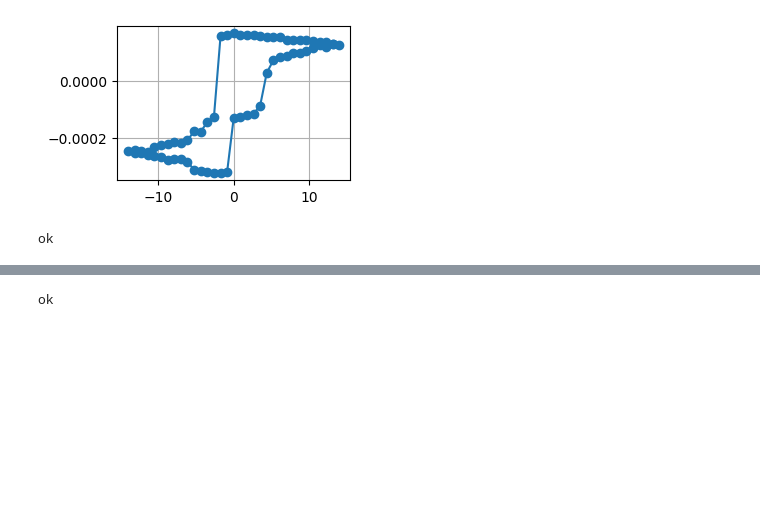
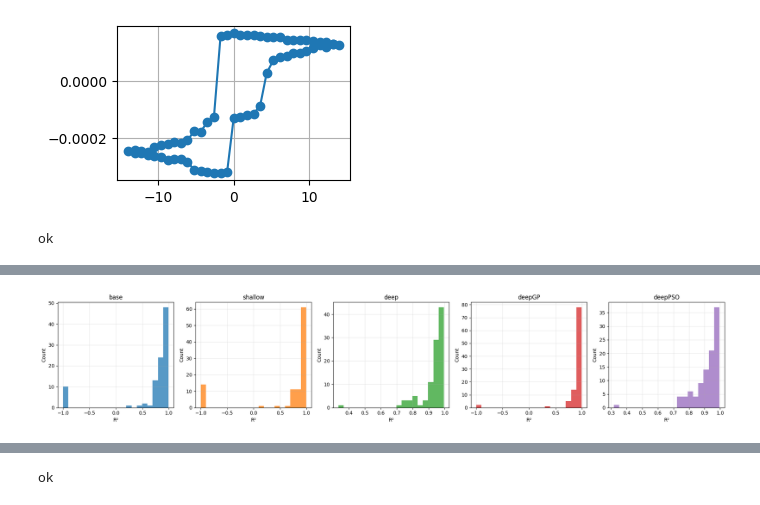
Before and after one commit to pycroscopy/BGlib, a Jupyter notebook: BGlib/misc/jc2_bg_gui_basic_test_fitting.ipynb, the cells around one changed output, grey strips where cells are left out. Saved outputs shown, nothing was run; the diff lists cells and outputs as text; code cells hidden in the pictures; blank space fills up the shorter version.

```diff
--- a/BGlib/misc/jc2_bg_gui_basic_test_fitting.ipynb
+++ b/BGlib/misc/jc2_bg_gui_basic_test_fitting.ipynb
@@ -2214,0 +2393,20 @@ All 16 scores:    [0.9819 0.9833 0.9782 0.977  0.9893 0.7422 0.9761 0.8188 0.927
+# %%
+methods = list(results.keys())
+
+plt.figure(figsize=(20,4))   # wider for 5 side-by-side plots
+
+for idx, name in enumerate(methods):
+    r2_vals = np.array(results[name]["r2_scores"])
+
+    plt.subplot(1, 5, idx+1)  # 1 row × 5 columns
+    plt.hist(r2_vals, bins=20, color='C' + str(idx), alpha=0.75)
+
+    plt.title(f"{name}")
+    plt.xlabel("R²")
+    plt.ylabel("Count")
+    plt.grid(True, alpha=0.3)
+
+plt.tight_layout()
+plt.show()
+# %% [output]
+[figure, added]
```
Also changed, not shown: parts of 35 cells of this notebook.
